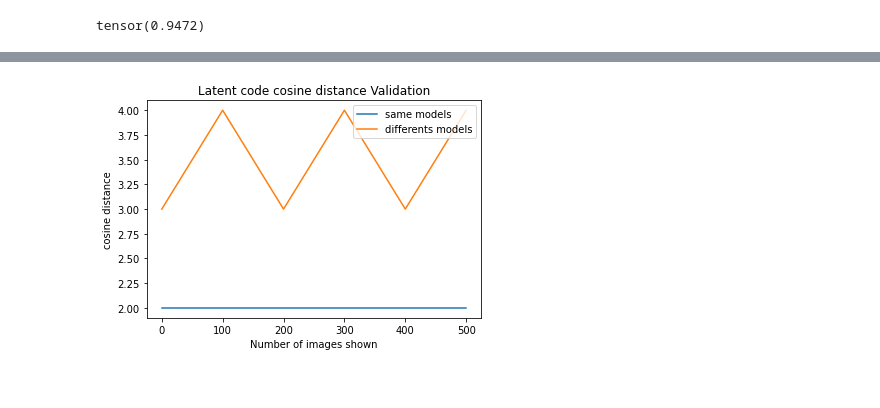
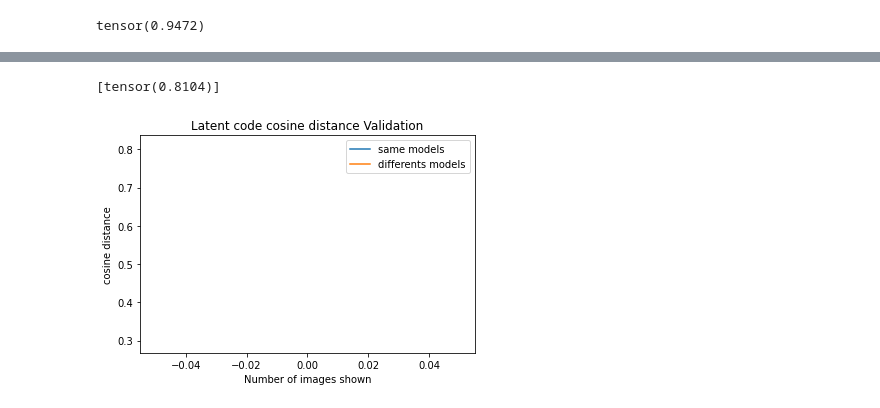
Before and after one commit to lcordey/codePDM, a Jupyter notebook: img2sdf_ML/test_.ipynb, the cells around one changed output, grey strips where cells are left out. Drawn from its saved outputs; the diff is of its cells as text; code cells hidden in the pictures.

Commit message:
show all validation and pray

```diff
--- a/img2sdf_ML/test_.ipynb
+++ b/img2sdf_ML/test_.ipynb
@@ -234,17 +234,25 @@ import numpy as np
 import pickle
 # %%
 
-with open("../../image2sdf/logs/log_l2.txt", "wb") as fp:
+with open("../../image2sdf/logs/test/log_l2.txt", "rb") as fp:
     l2 = pickle.load(fp)
+# %%
+
+with open("../../image2sdf/logs/test/log_cos.txt", "rb") as fp:
+    cos =pickle.load( fp)
+# %%
+cos
+# %% [output]
+[tensor(0.8104)]
 # %%
 
 plt.figure()
 plt.title("Latent code cosine distance Validation")
 plt.xlabel("Number of images shown")
 plt.ylabel("cosine distance")
-plt.plot(np.arange(len(log_same_model_cos)) * (100), log_same_model_cos[:], label = "same models")
-plt.plot(np.arange(len(log_diff_model_cos)) * (100), log_diff_model_cos[:], label = "differents models")
+plt.plot(np.arange(len(l2)) * (100), l2[:], label = "same models")
+plt.plot(np.arange(len(cos)) * (100), cos[:], label = "differents models")
 plt.legend()
-plt.savefig("../../image2sdf/logs/log_cosine_distance_validation")
+# plt.savefig("../../image2sdf/logs/log_cosine_distance_validation")
 # %% [output]
-[figure, old version]
+[figure, new version]
```
Also changed, not shown: parts of 2 cells of this notebook, 1 other file.
